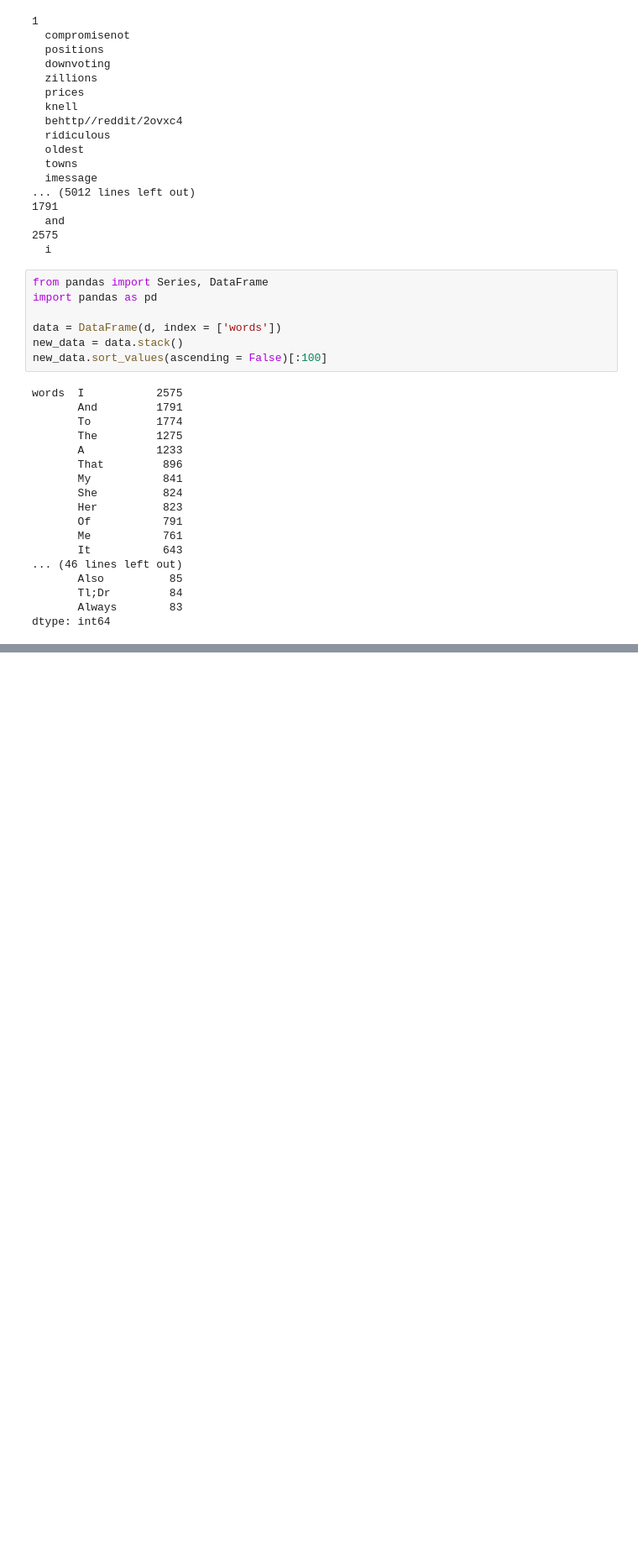
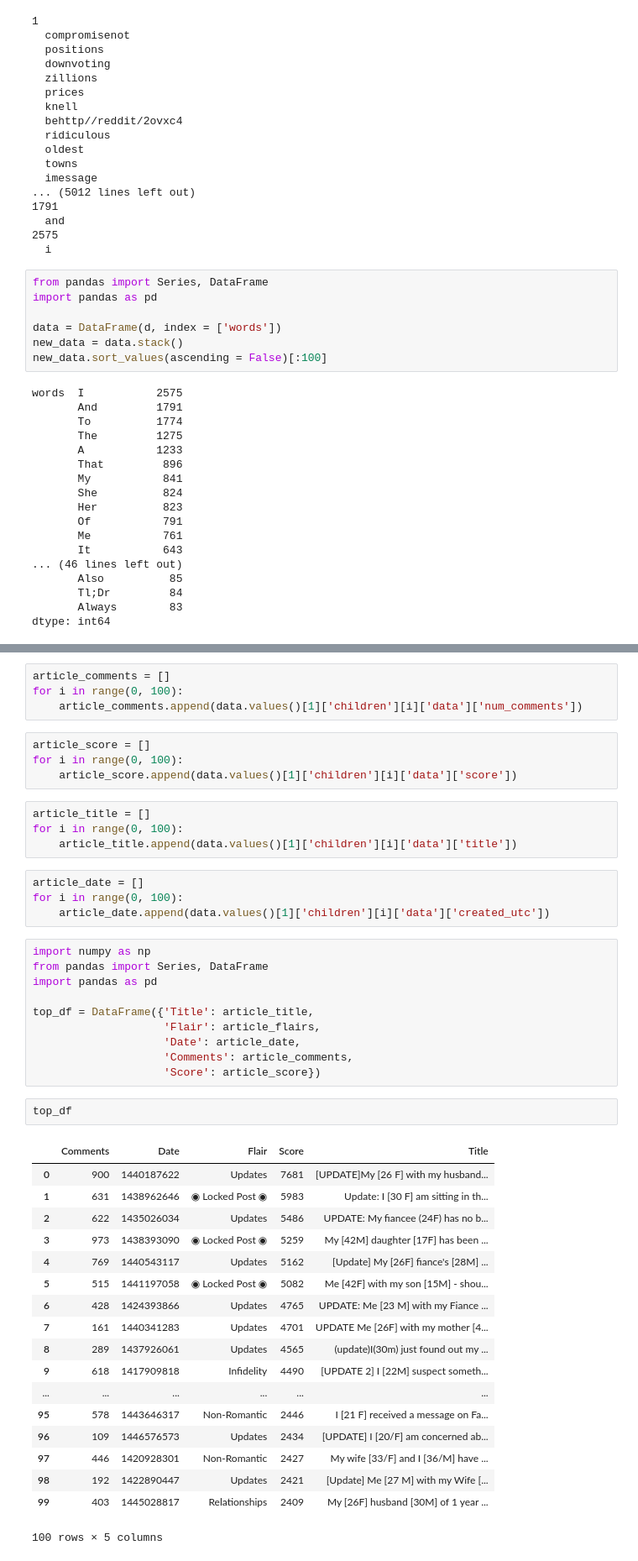
Before and after one commit to t-redactyl/PRAW-experiments, a Jupyter notebook: Reddit API without Praw.ipynb, the cells around one changed output, grey strips where cells are left out. Shown at 84% size. Cells and saved outputs as stored; diff of their text form; blank space fills up the shorter version.

Commit message:
Updates to Reddit API work - extracted 100 cases and added to pandas DataFrame

```diff
--- a/Reddit API without Praw.ipynb
+++ b/Reddit API without Praw.ipynb
@@ -426,0 +507,47 @@ d
+# %%
+article_comments = []
+for i in range(0, 100):
+    article_comments.append(data.values()[1]['children'][i]['data']['num_comments'])
+# %%
+article_score = []
+for i in range(0, 100):
+    article_score.append(data.values()[1]['children'][i]['data']['score'])
+# %%
+article_title = []
+for i in range(0, 100):
+    article_title.append(data.values()[1]['children'][i]['data']['title'])
+# %%
+article_date = []
+for i in range(0, 100):
+    article_date.append(data.values()[1]['children'][i]['data']['created_utc'])
+# %%
+import numpy as np
+from pandas import Series, DataFrame
+import pandas as pd
+
+top_df = DataFrame({'Title': article_title,
+                    'Flair': article_flairs,
+                    'Date': article_date,
+                    'Comments': article_comments,
+                    'Score': article_score})
+# %%
+top_df
+# %% [output]
+|  | Comments | Date | Flair | Score | Title |
+| 0 | 900 | 1440187622 | Updates | 7681 | [UPDATE]My [26 F] with my husband... |
+| 1 | 631 | 1438962646 | ◉ Locked Post ◉ | 5983 | Update: I [30 F] am sitting in th... |
+| 2 | 622 | 1435026034 | Updates | 5486 | UPDATE: My fiancee (24F) has no b... |
+| 3 | 973 | 1438393090 | ◉ Locked Post ◉ | 5259 | My [42M] daughter [17F] has been ... |
+| 4 | 769 | 1440543117 | Updates | 5162 | [Update] My [26F] fiance's [28M] ... |
+| 5 | 515 | 1441197058 | ◉ Locked Post ◉ | 5082 | Me [42F] with my son [15M] - shou... |
+| 6 | 428 | 1424393866 | Updates | 4765 | UPDATE: Me [23 M] with my Fiance ... |
+| 7 | 161 | 1440341283 | Updates | 4701 | UPDATE Me [26F] with my mother [4... |
+| 8 | 289 | 1437926061 | Updates | 4565 | (update)I(30m) just found out my ... |
+| 9 | 618 | 1417909818 | Infidelity | 4490 | [UPDATE 2] I [22M] suspect someth... |
+| ... | ... | ... | ... | ... | ... |
+| 95 | 578 | 1443646317 | Non-Romantic | 2446 | I [21 F] received a message on Fa... |
+| 96 | 109 | 1446576573 | Updates | 2434 | [UPDATE] I [20/F] am concerned ab... |
+| 97 | 446 | 1420928301 | Non-Romantic | 2427 | My wife [33/F] and I [36/M] have ... |
+| 98 | 192 | 1422890447 | Updates | 2421 | [Update] Me [27 M] with my Wife [... |
+| 99 | 403 | 1445028817 | Relationships | 2409 | My [26F] husband [30M] of 1 year ... |
+100 rows × 5 columns
```
Also changed, not shown: parts of 17 cells of this notebook.
